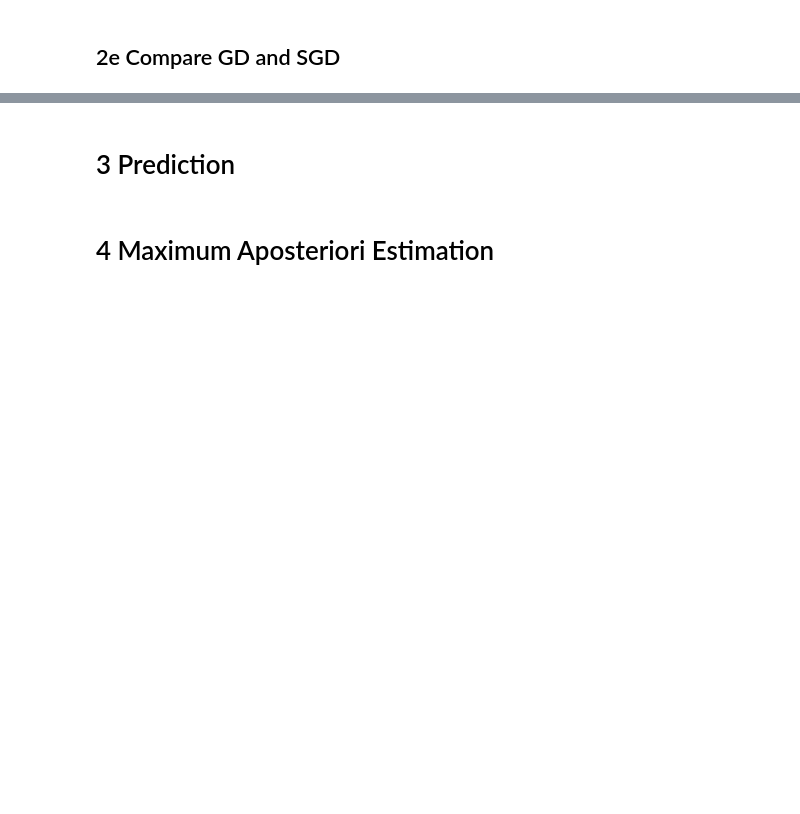
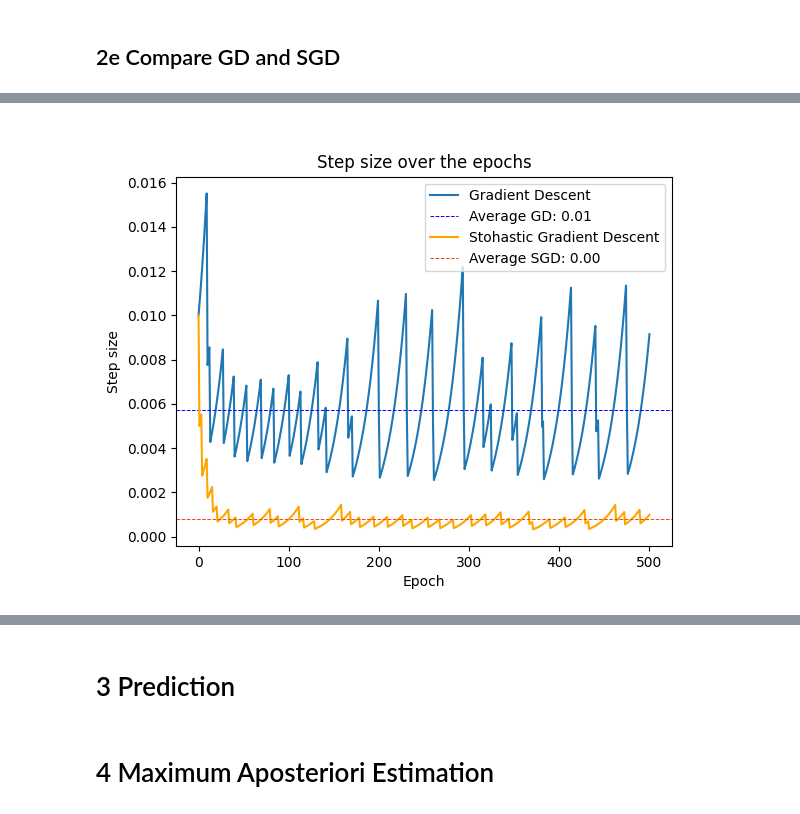
Before and after one commit to abisliouk/-IE675b-machine-learning, a Jupyter notebook: Assignment 2/a02-lr.ipynb, the cells around one changed output, grey strips where cells are left out. Cells and saved outputs as stored; diff of their text form; code cells hidden in the pictures; blank space fills up the shorter version.

```diff
--- a/Assignment 2/a02-lr.ipynb
+++ b/Assignment 2/a02-lr.ipynb
@@ -569,0 +647,14 @@ wz_sgd, vz_sgd, ez_sgd = optimize(sgd(y, Xz), w0, nepochs=500)
+# %%
+# plotting step size for each epoch
+nextplot()
+plt.plot(ez_gd, label="Gradient Descent")
+plt.axhline(np.mean(ez_gd), color='blue', linestyle='--', lw = 0.7, label='Average GD: {:.2f}'.format(np.mean(ez_gd)))
+plt.plot(ez_sgd, label="Stohastic Gradient Descent", color = 'orange')
+plt.axhline(np.mean(ez_sgd), color='orangered', linestyle='--', lw = 0.7, label='Average SGD: {:.2f}'.format(np.mean(ez_sgd)))
+plt.title("Step size over the epochs")
+plt.xlabel("Epoch")
+plt.ylabel("Step size")
+plt.legend()
+plt.show()
+# %% [output]
+[figure, added]
```
Also changed, not shown: parts of 9 cells of this notebook.
